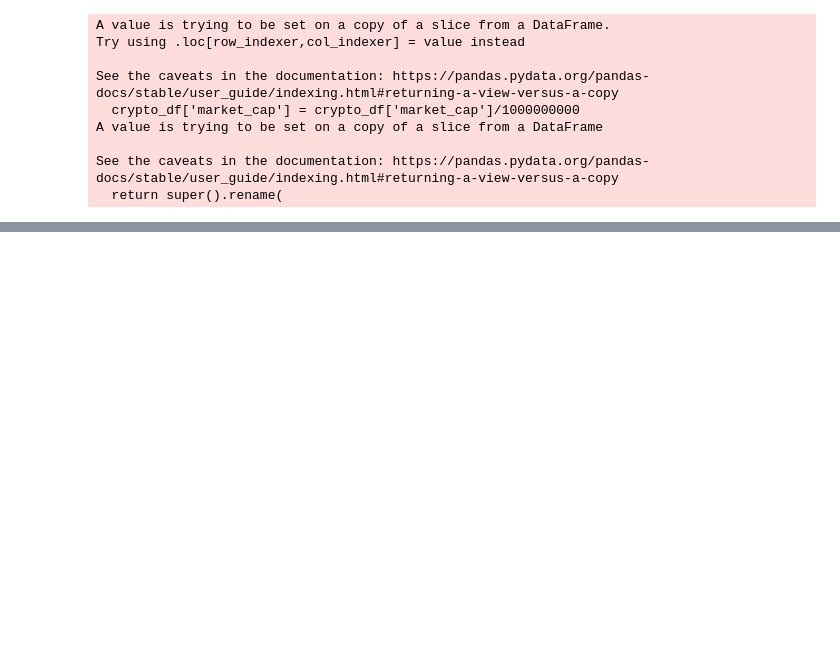
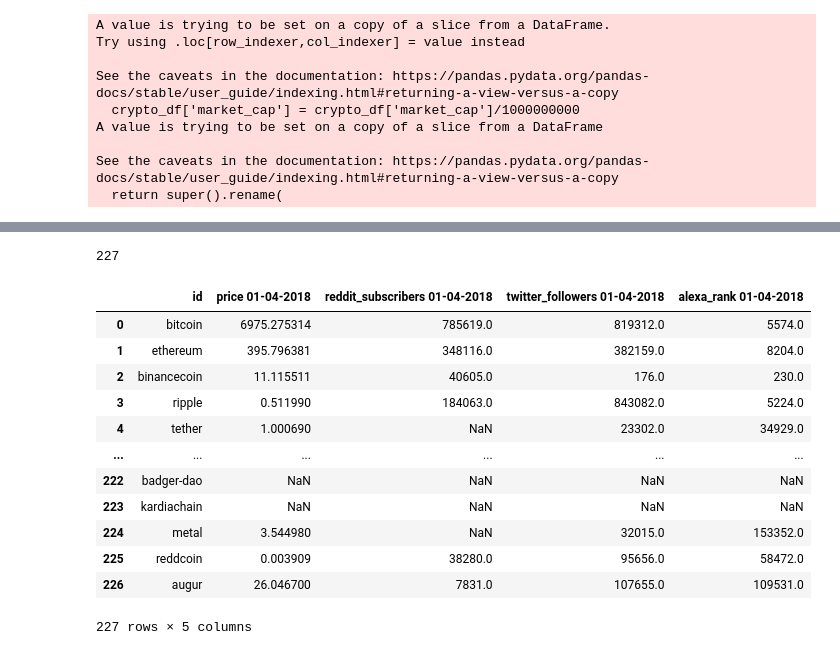
Before and after one commit to DataJohann/cryptocurrencies, a Jupyter notebook: data_extraction_app.ipynb, the cells around one changed output, grey strips where cells are left out. Drawn from its saved outputs; the diff is of its cells as text; code cells hidden in the pictures; blank space fills up the shorter version.

```diff
--- a/data_extraction_app.ipynb
+++ b/data_extraction_app.ipynb
@@ -242,5 +245,23 @@ len(coin_data_2018)
+# %%
+len(coin_data_2018)
+# %% [output]
+227
 # %%
 coins_2018_df = pd.DataFrame(coin_data_2018)
-coins_2018_df.tail()
+coins_2018_df
+# %% [output]
+|  | id | price 01-04-2018 | reddit_subscribers 01-04-2018 | twitter_followers 01-04-2018 | alexa_rank 01-04-2018 |
+| 0 | bitcoin | 6975.275314 | 785619.0 | 819312.0 | 5574.0 |
+| 1 | ethereum | 395.796381 | 348116.0 | 382159.0 | 8204.0 |
+| 2 | binancecoin | 11.115511 | 40605.0 | 176.0 | 230.0 |
+| 3 | ripple | 0.511990 | 184063.0 | 843082.0 | 5224.0 |
+| 4 | tether | 1.000690 | NaN | 23302.0 | 34929.0 |
+| ... | ... | ... | ... | ... | ... |
+| 222 | badger-dao | NaN | NaN | NaN | NaN |
+| 223 | kardiachain | NaN | NaN | NaN | NaN |
+| 224 | metal | 3.544980 | NaN | 32015.0 | 153352.0 |
+| 225 | reddcoin | 0.003909 | 38280.0 | 95656.0 | 58472.0 |
+| 226 | augur | 26.046700 | 7831.0 | 107655.0 | 109531.0 |
+227 rows × 5 columns
 # %%
 coins_2018_df.to_csv("data/social_data_coins_2018.csv")
```
Also changed, not shown: parts of 14 cells of this notebook, 1 other file.
